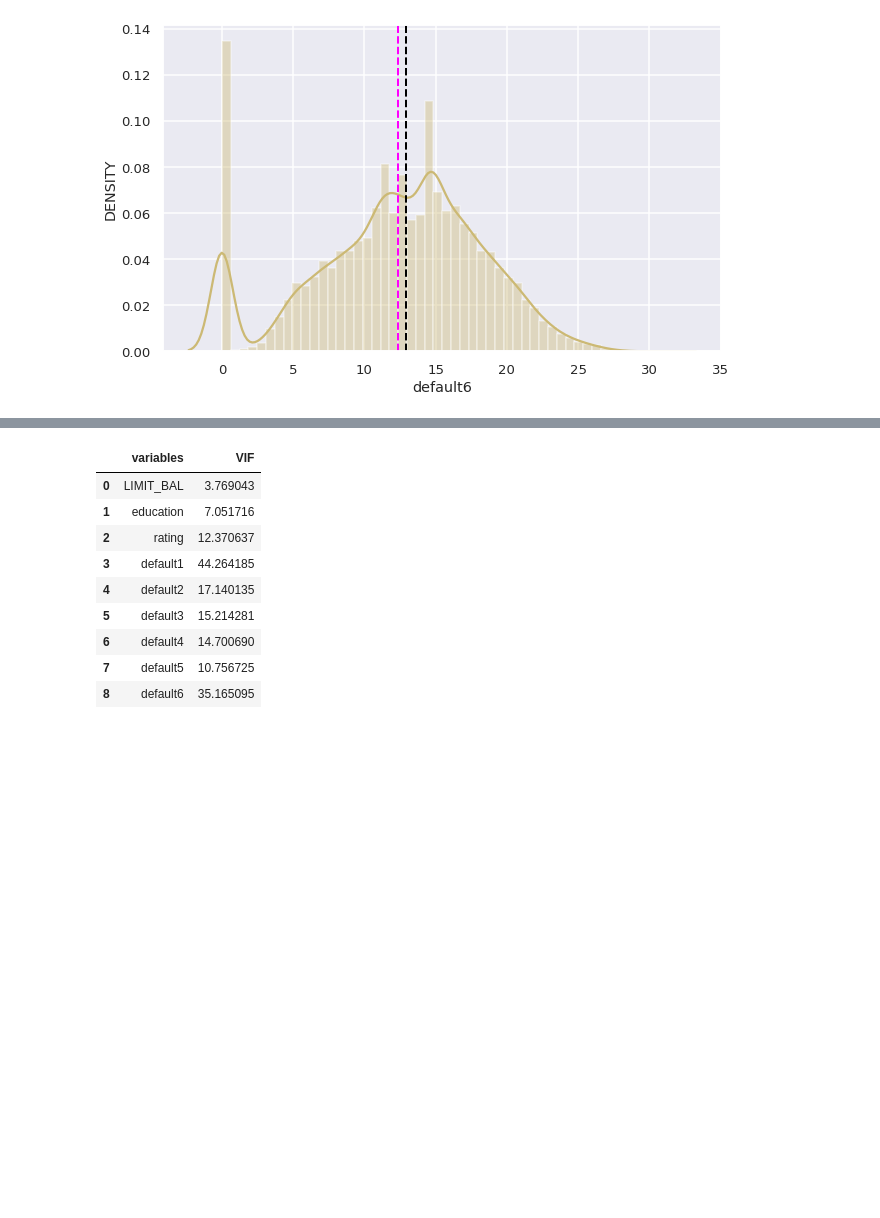
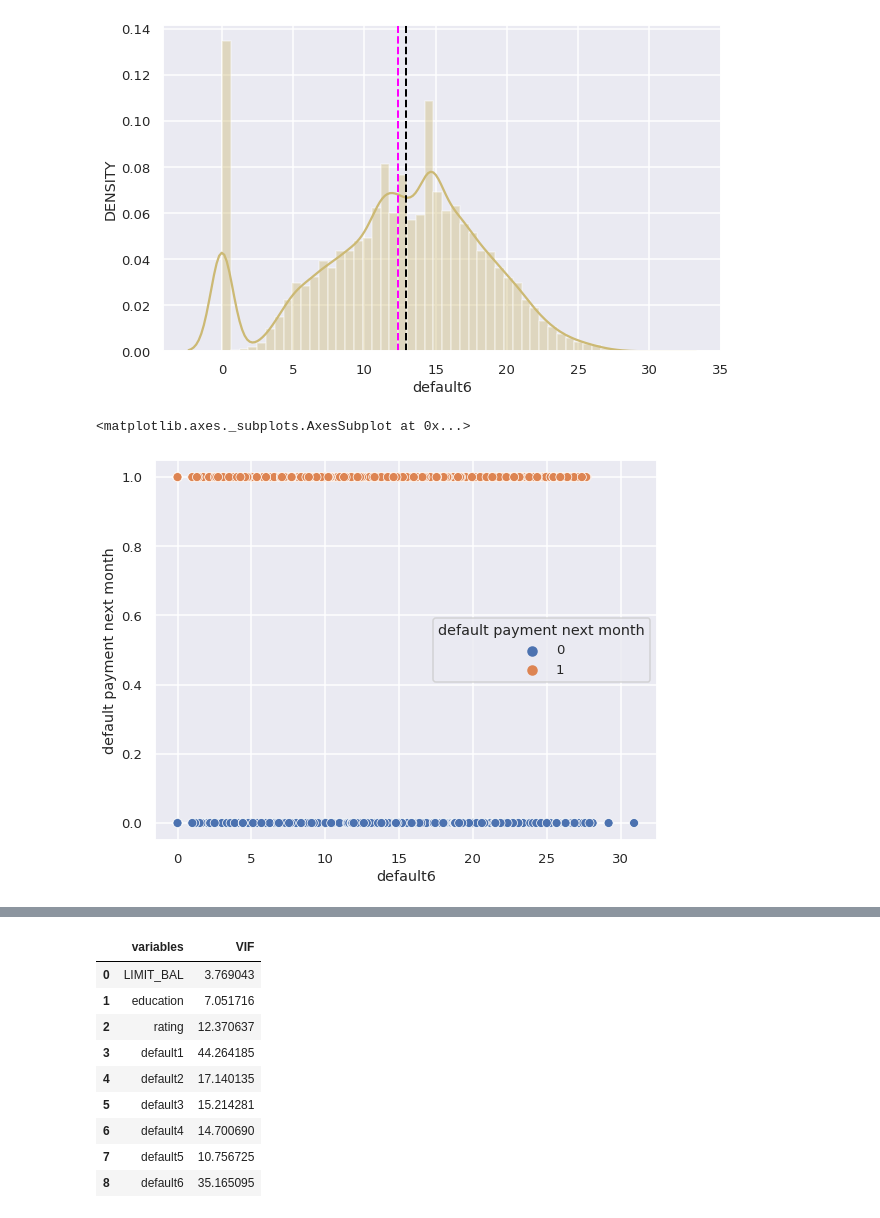
Before and after one commit to ajinkyajumde/CREDIT-CARD, a Jupyter notebook: Copy_of_Copy_of_Copy_of_Credit_Card_Default_Prediction_Capstone_Project.ipynb, the cells around one changed output, grey strips where cells are left out. Drawn from its saved outputs; the diff is of its cells as text; code cells hidden in the pictures; blank space fills up the shorter version.

```diff
--- a/Copy_of_Copy_of_Copy_of_Credit_Card_Default_Prediction_Capstone_Project.ipynb
+++ b/Copy_of_Copy_of_Copy_of_Credit_Card_Default_Prediction_Capstone_Project.ipynb
@@ -477,3 +477,8 @@ ax.axvline(df['default6'].median(), color='black', linestyle='dashed', linewidth
 plt.show()
 # %% [output]
 [figure]
+# %%
+sns.scatterplot(x= "default6",y='default payment next month', data = df, hue = 'default payment next month')
+# %% [output]
+<matplotlib.axes._subplots.AxesSubplot at 0x...>
+[figure, added]
```
Also changed, not shown: parts of 33 cells of this notebook.
